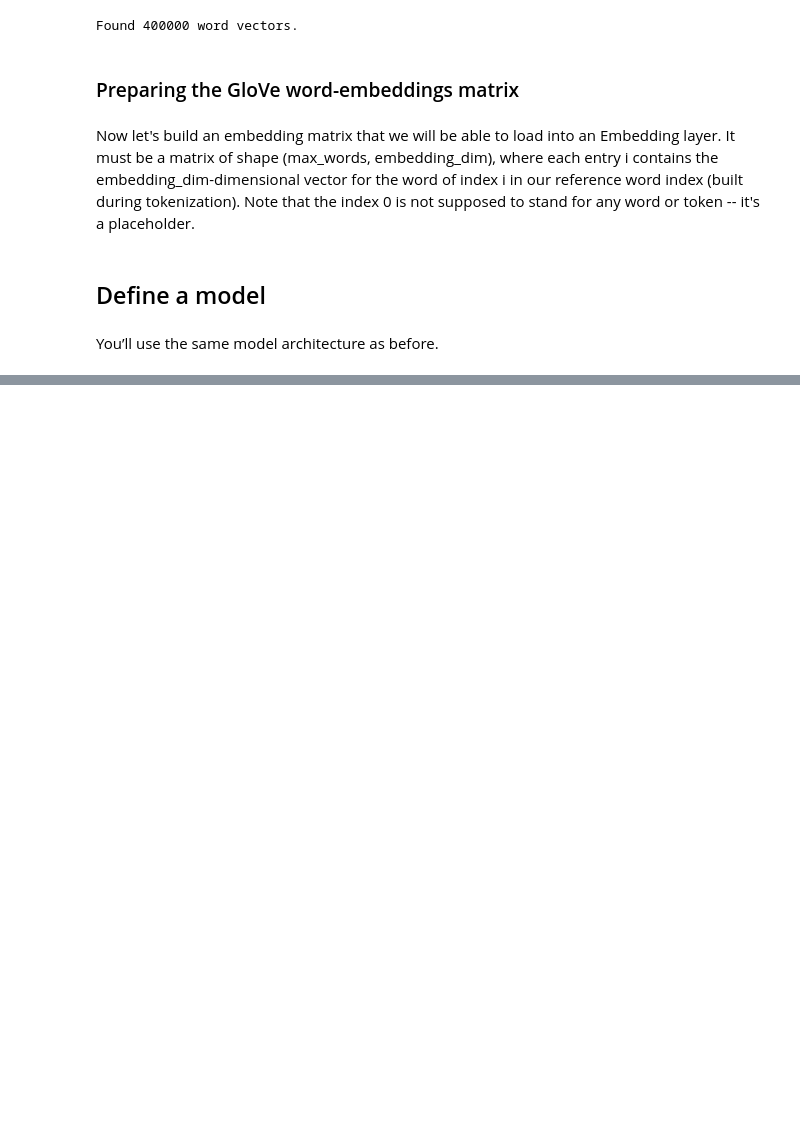
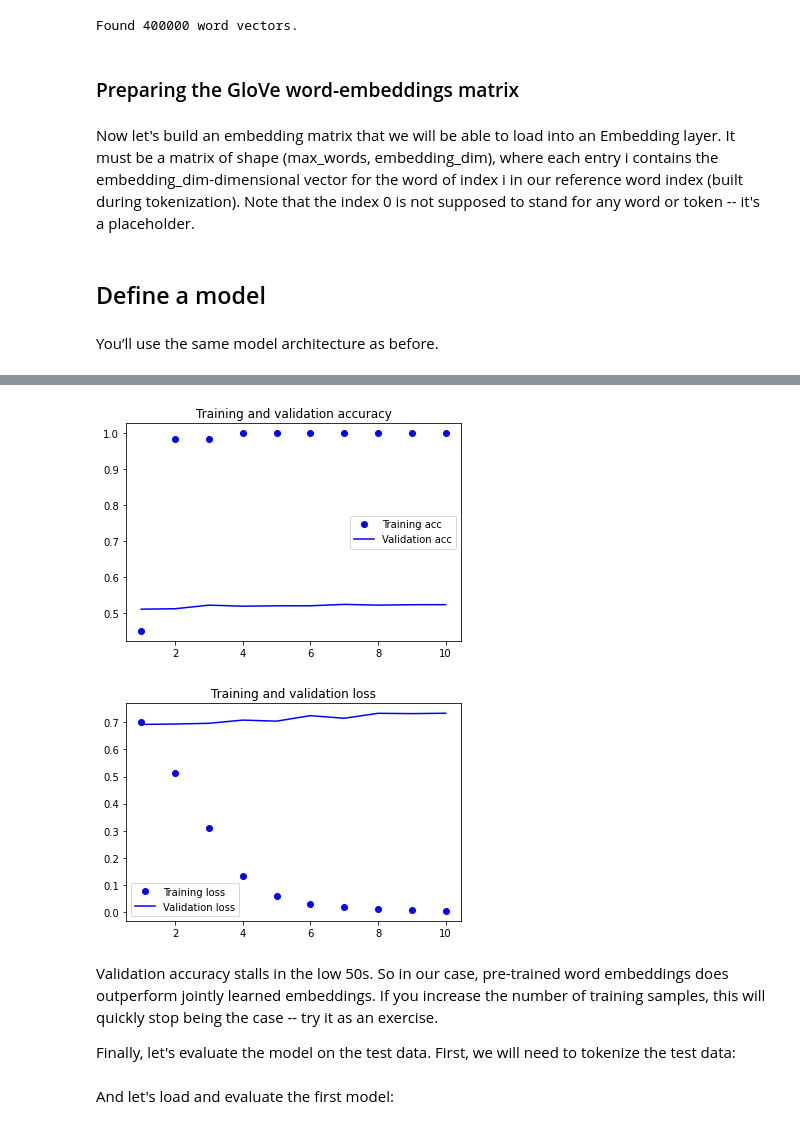
Before and after one commit to rahiakela/deep-learning-with-python-francois-chollet, a Jupyter notebook: 2_working_with_text_data__word_embeddings.ipynb, the cells around one changed output, grey strips where cells are left out. Saved outputs shown, nothing was run; the diff lists cells and outputs as text; code cells hidden in the pictures; blank space fills up the shorter version.

```diff
--- a/2_working_with_text_data__word_embeddings.ipynb
+++ b/2_working_with_text_data__word_embeddings.ipynb
@@ -351,0 +449,11 @@ You’ll use the same model architecture as before.
+# %%
+model = Sequential()
+model.add(Embedding(max_words, embedding_dim, input_length=maxlen))
+model.add(Flatten())
+model.add(Dense(32, activation='relu'))
+model.add(Dense(1, activation='sigmoid'))
+model.summary()
+
+model.compile(optimizer='RMSprop', loss='binary_crossentropy', metrics=['accuracy'])
+history = model.fit(x_train, y_train, epochs=10, batch_size=32, validation_data=(x_val, y_val))
+model.save_weights('pre_trained_glove_model.h5')
@@ -351,0 +478,28 @@ You’ll use the same model architecture as before.
+# %%
+acc = history.history['accuracy']
+val_acc = history.history['val_accuracy']
+loss = history.history['loss']
+val_loss = history.history['val_loss']
+
+epochs = range(1, len(acc) + 1)
+
+plt.plot(epochs, acc, 'bo', label='Training acc')
+plt.plot(epochs, val_acc, 'b', label='Validation acc')
+plt.title('Training and validation accuracy')
+plt.legend()
+
+plt.figure()
+
+plt.plot(epochs, loss, 'bo', label='Training loss')
+plt.plot(epochs, val_loss, 'b', label='Validation loss')
+plt.title('Training and validation loss')
+plt.legend()
+
+plt.show()
+# %% [output]
+[figure, added]
+[figure, added]
+# %% [markdown]
+Validation accuracy stalls in the low 50s. So in our case, pre-trained word embeddings does outperform jointly learned embeddings. If you increase the number of training samples, this will quickly stop being the case -- try it as an exercise.
+
+Finally, let's evaluate the model on the test data. First, we will need to tokenize the test data:
@@ -351,0 +527,2 @@ You’ll use the same model architecture as before.
+# %% [markdown]
+And let's load and evaluate the first model:
```
Also changed, not shown: parts of 20 cells of this notebook.
